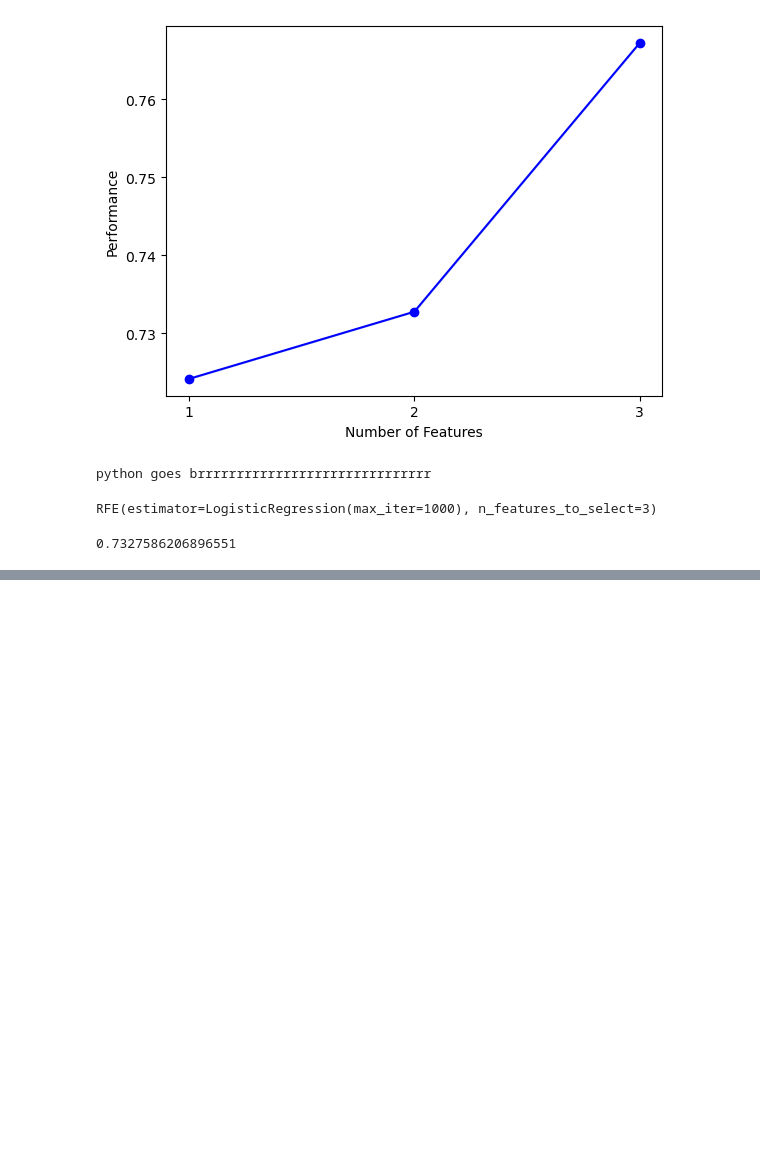
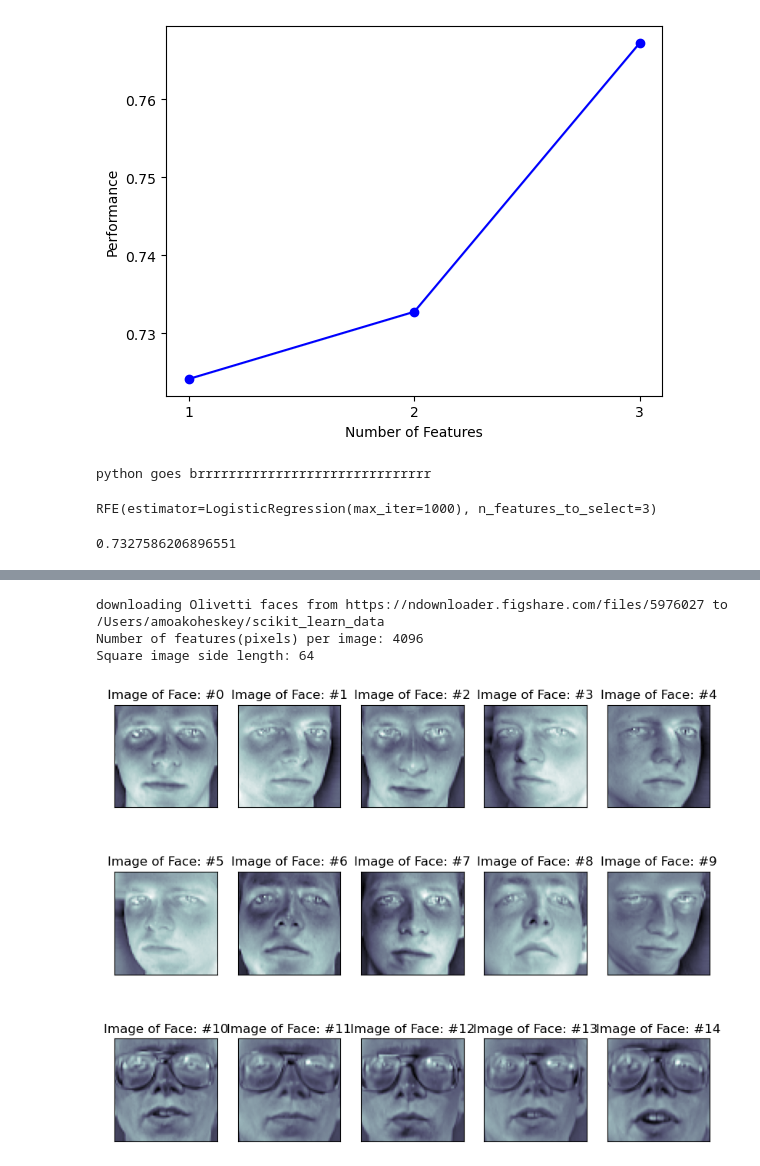
Before and after one commit to Amoako419/ML_, a Jupyter notebook: sfs.ipynb, the cells around one changed output, grey strips where cells are left out. Cells and saved outputs as stored; diff of their text form; code cells hidden in the pictures; blank space fills up the shorter version.

```diff
--- a/sfs.ipynb
+++ b/sfs.ipynb
@@ -98,0 +136,47 @@ print(rfe.score(X, y))
+# %%
+import numpy as np
+from sklearn import datasets
+import matplotlib.pyplot as plt
+
+
+# Download the data from sklearn's datasets
+faces = datasets.fetch_olivetti_faces()['data']
+
+# 1. Standardize the images using the mean and standard deviation
+faces_mean = faces.mean(axis=0)
+faces_std = faces.std(axis=0)
+faces_standardized = (faces - faces_mean) / faces_std
+
+
+# 2. Find the side length of a square image
+n_images, n_features = faces_standardized.shape
+side_length = int(np.sqrt(n_features))
+print(f'Number of features(pixels) per image: {n_features}')
+print(f'Square image side length: {side_length}')
+
+
+# 3. Paste the plotting code below:
+# Create an empty 10x8 plot
+fig = plt.figure(figsize=(10, 8))
+
+# Observe the first 15 images.
+for i in range(15):
+
+    # Create subplot, remove x and y ticks, and add title
+    ax = fig.add_subplot(3, 5, i + 1, xticks=[], yticks=[])
+    ax.set_title(f'Image of Face: #{i}')
+
+    # Get an image from a row based on the current value of i
+    face_image = faces_standardized[i]
+
+    # Reshape this image into side_length x side_length
+    face_image_reshaped = face_image.reshape(side_length, side_length)
+
+    # Show the image
+    ax.imshow(face_image_reshaped, cmap=plt.cm.bone)
+plt.show()
+# %% [output]
+downloading Olivetti faces from https://ndownloader.figshare.com/files/5976027 to /Users/amoakoheskey/scikit_learn_data
+Number of features(pixels) per image: 4096
+Square image side length: 64
+[figure, added]
```
Also changed, not shown: parts of 2 cells of this notebook, 2 other files.
